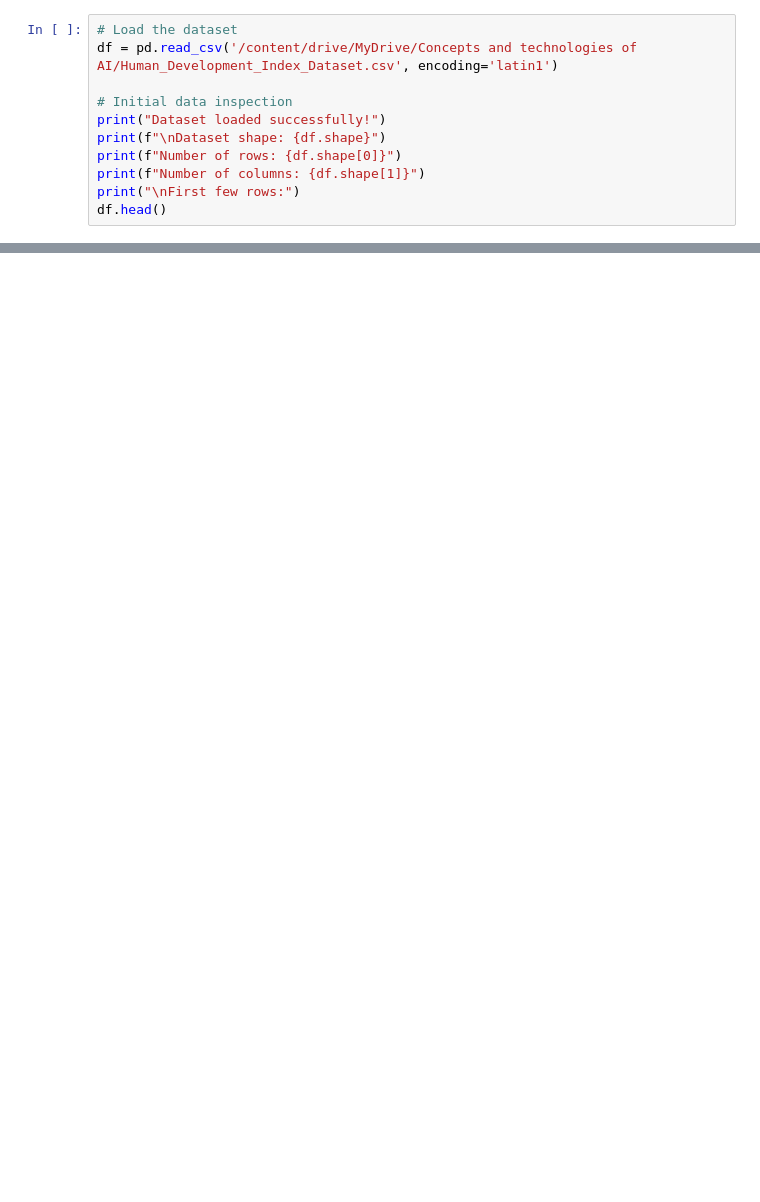
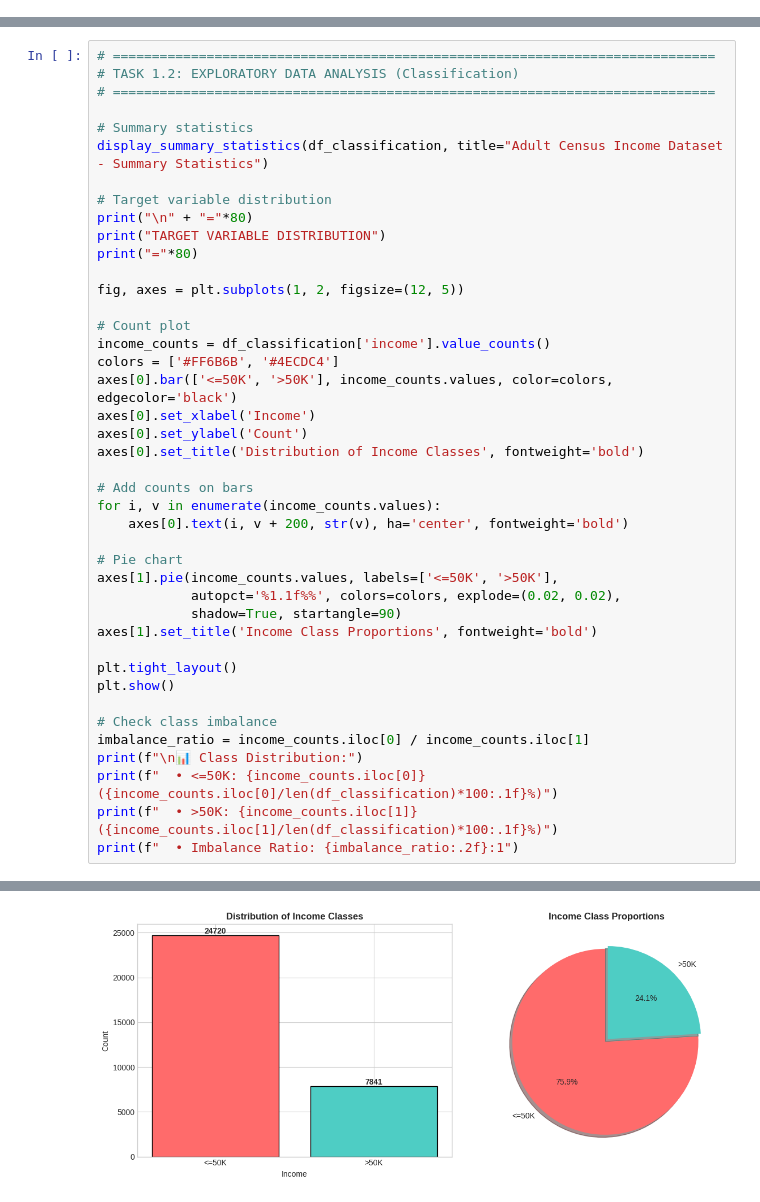
Before and after one commit to rojan-herald/ai_assessment, a Jupyter notebook: 2507008_RojanAcharya.ipynb, the cells around one changed output, grey strips where cells are left out. Drawn from its saved outputs; the diff is of its cells as text; blank space fills up the shorter version.

```diff
--- a/2507008_RojanAcharya.ipynb
+++ b/2507008_RojanAcharya.ipynb
@@ -52,11 +25,0 @@ Seaborn version: 0.13.2
-# %%
-# Load the dataset
-df = pd.read_csv('/content/drive/MyDrive/Concepts and technologies of AI/Human_Development_Index_Dataset.csv', encoding='latin1')
-
-# Initial data inspection
-print("Dataset loaded successfully!")
-print(f"\nDataset shape: {df.shape}")
-print(f"Number of rows: {df.shape[0]}")
-print(f"Number of columns: {df.shape[1]}")
-print("\nFirst few rows:")
-df.head()
@@ -1677,0 +855,43 @@ Outliers in HDI and GNI per Capita can indicate:
+# %%
+# =============================================================================
+# TASK 1.2: EXPLORATORY DATA ANALYSIS (Classification)
+# =============================================================================
+
+# Summary statistics
+display_summary_statistics(df_classification, title="Adult Census Income Dataset - Summary Statistics")
+
+# Target variable distribution
+print("\n" + "="*80)
+print("TARGET VARIABLE DISTRIBUTION")
+print("="*80)
+
+fig, axes = plt.subplots(1, 2, figsize=(12, 5))
+
+# Count plot
+income_counts = df_classification['income'].value_counts()
+colors = ['#FF6B6B', '#4ECDC4']
+axes[0].bar(['<=50K', '>50K'], income_counts.values, color=colors, edgecolor='black')
+axes[0].set_xlabel('Income')
+axes[0].set_ylabel('Count')
+axes[0].set_title('Distribution of Income Classes', fontweight='bold')
+
+# Add counts on bars
+for i, v in enumerate(income_counts.values):
+    axes[0].text(i, v + 200, str(v), ha='center', fontweight='bold')
+
+# Pie chart
+axes[1].pie(income_counts.values, labels=['<=50K', '>50K'],
+            autopct='%1.1f%%', colors=colors, explode=(0.02, 0.02),
+            shadow=True, startangle=90)
+axes[1].set_title('Income Class Proportions', fontweight='bold')
+
+plt.tight_layout()
+plt.show()
+
+# Check class imbalance
+imbalance_ratio = income_counts.iloc[0] / income_counts.iloc[1]
+print(f"\n📊 Class Distribution:")
+print(f"  • <=50K: {income_counts.iloc[0]} ({income_counts.iloc[0]/len(df_classification)*100:.1f}%)")
+print(f"  • >50K: {income_counts.iloc[1]} ({income_counts.iloc[1]/len(df_classification)*100:.1f}%)")
+print(f"  • Imbalance Ratio: {imbalance_ratio:.2f}:1")
+# %% [output]
@@ -1677,0 +929 @@ Outliers in HDI and GNI per Capita can indicate:
+[figure, added]
```
Also changed, not shown: parts of 108 cells of this notebook.
